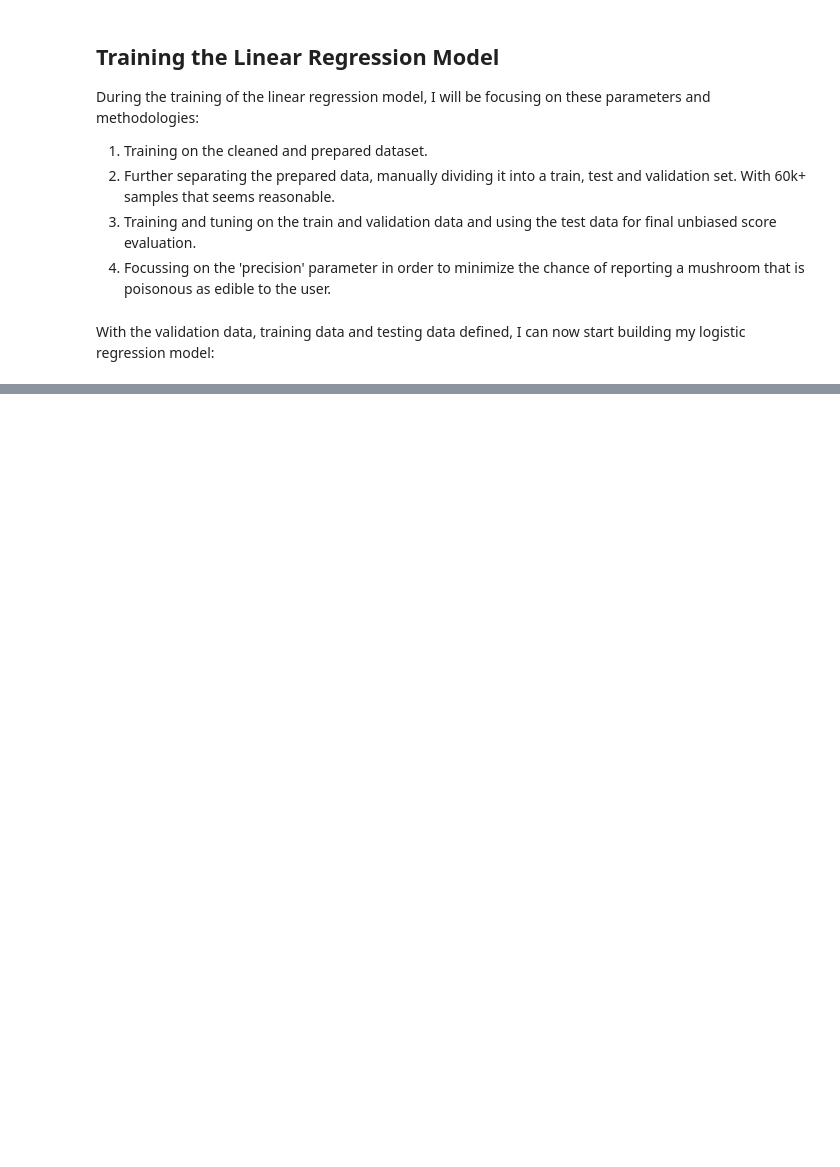
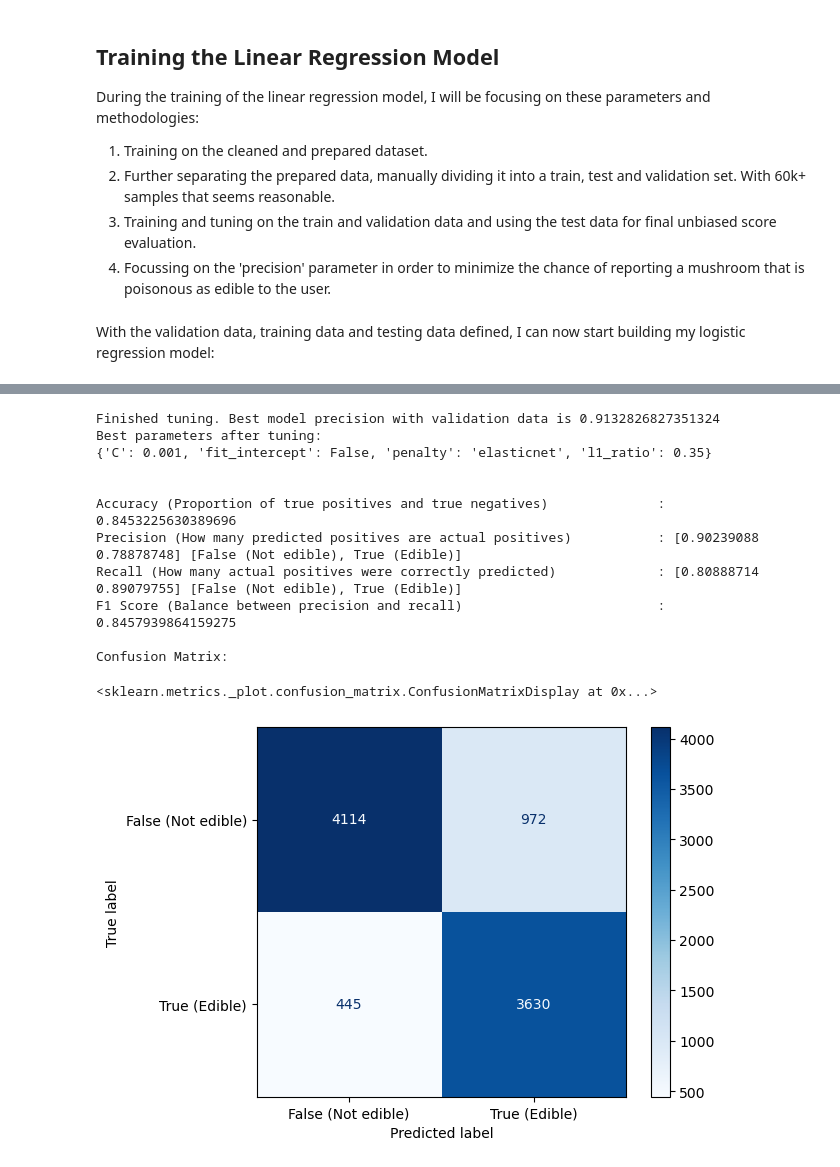
Before and after one commit to Dogmeat2000/MAL1-Python, a Jupyter notebook: Assignment 4/4. Mushroom foraging.ipynb, the cells around one changed output, grey strips where cells are left out. Saved outputs shown, nothing was run; the diff lists cells and outputs as text; code cells hidden in the pictures; blank space fills up the shorter version.

```diff
--- a/Assignment 4/4. Mushroom foraging.ipynb
+++ b/Assignment 4/4. Mushroom foraging.ipynb
@@ -663,16 +687,13 @@ Confusion Matrix:
 # Second more finer tuning:
 # I test more hyperparameters in the area near the best match from the initial run
 param_grid = {
-    'C': [800, 900, 950, 975, 1000, 1025, 1050, 1100, 1200],
-    'fit_intercept': [True, False],
-    'penalty': [None, 'elasticnet', 'l1', 'l2'],
+    'C': [0.001, 0.002, 0.004, 0.008, 0.01, 0.05, 0.1],
+    'fit_intercept': [False],
+    'penalty': ['elasticnet'],
     'random_state': [894],
-    'l1_ratio': [0, 0.25, 0.5, 0.75, 1]
+    'l1_ratio': [0.15, 0.20, 0.225, 0.25, 0.275, 0.30, 0.35]
 }
 
-# Now I'll be tuning it towards the most precise model (one with the least instances of mushrooms being classified as edible while being non-edible)
-# This is specifically targeting FALSE POSITIVES, since a FALSE NEGATIVE wouldn't hurt a customer (edible mushroom being misclassified as non-edible)
-# This will be a costly algorithm, since I'll be checking each combination of each parameter.... but here goes...:
 best_precision = 0
 best_params = None
 best_model = None
@@ -692,31 +713,45 @@ for C in param_grid['C']:
                       best_model = model
             else:
                 solver = 'saga' if penalty == 'l1' else 'lbfgs'
                 model = LogisticRegression(random_state=894, C=C, fit_intercept=fit_intercept, solver=solver, penalty=penalty, max_iter=6000, n_jobs=-1)
                 model.fit(X_train, y_train)
                 y_prediction = model.predict(X_validation)
                 precision_non_edible = precision_score(y_validation, y_prediction, average=None)[0] # Precision of the not-edible predictions.
                 if(precision_non_edible > best_precision):
                     best_precision = precision_non_edible
                     best_params = {'C': C, 'fit_intercept': fit_intercept, 'penalty': penalty}
                     best_model = model
 
 print(f"Finished tuning. Best model precision with validation data is {best_precision}\nBest parameters after tuning:\n{best_params}\n\n")
 
 # Now I'll use the unbiased test data for a final scoring:
 log_reg_model_accuracy = best_model.score(X_test, y_test)
 log_reg_model_precision = precision_score(y_test, best_model.predict(X_test), average=None)
 log_reg_model_recall = recall_score(y_test, best_model.predict(X_test), average=None)
 log_reg_model_f1_score = f1_score(y_test, best_model.predict(X_test), average='weighted')
 
 print(f"Accuracy (Proportion of true positives and true negatives)              : {log_reg_model_accuracy}")
 print(f"Precision (How many predicted positives are actual positives)           : {log_reg_model_precision} [False (Not edible), True (Edible)]")
 print(f"Recall (How many actual positives were correctly predicted)             : {log_reg_model_recall} [False (Not edible), True (Edible)]")
 print(f"F1 Score (Balance between precision and recall)                         : {log_reg_model_f1_score}")
 
 log_reg_model_confusion_matrix = confusion_matrix(y_test, best_model.predict(X_test))
 classes = ["False (Not edible)", "True (Edible)"]
 print("\nConfusion Matrix:")
 dis = ConfusionMatrixDisplay(confusion_matrix=log_reg_model_confusion_matrix, display_labels=classes)
 dis.plot(cmap='Blues')
+# %% [output]
+Finished tuning. Best model precision with validation data is 0.9132826827351324
+Best parameters after tuning:
+{'C': 0.001, 'fit_intercept': False, 'penalty': 'elasticnet', 'l1_ratio': 0.35}
+
+
+Accuracy (Proportion of true positives and true negatives)              : 0.8453225630389696
+Precision (How many predicted positives are actual positives)           : [0.90239088 0.78878748] [False (Not edible), True (Edible)]
+Recall (How many actual positives were correctly predicted)             : [0.80888714 0.89079755] [False (Not edible), True (Edible)]
+F1 Score (Balance between precision and recall)                         : 0.8457939864159275
+
+Confusion Matrix:
+<sklearn.metrics._plot.confusion_matrix.ConfusionMatrixDisplay at 0x...>
+[figure, added]
 # %% [markdown]
```
Also changed, not shown: parts of 9 cells of this notebook.
